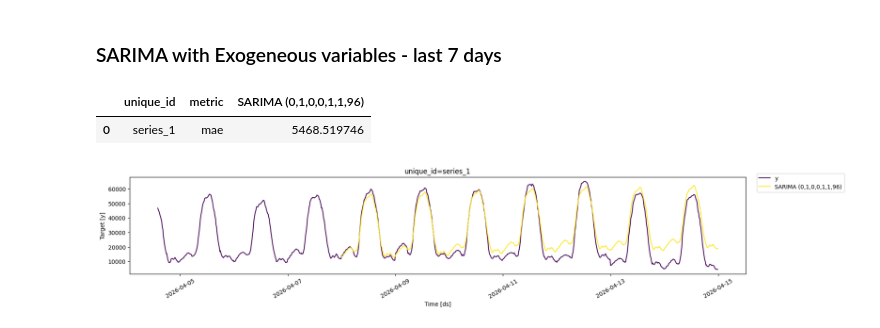
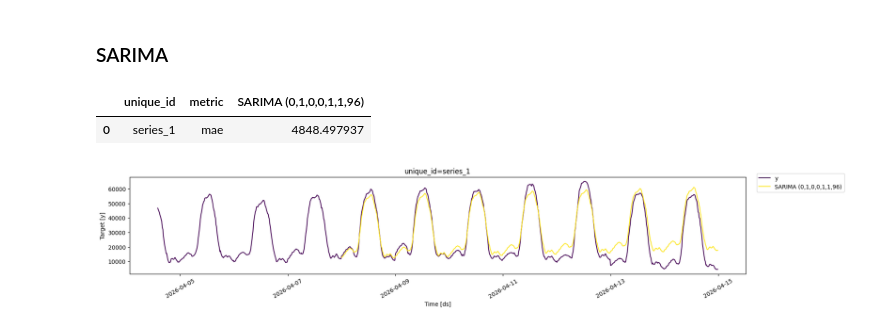
Before and after one commit to dhruvilsangani/EarthSync, a Jupyter notebook: notebooks/05_submission/ts-forecast/Result-SB.ipynb, the cells around one changed output. Drawn from its saved outputs; the diff is of its cells as text; code cells hidden in the pictures.

```diff
--- a/notebooks/05_submission/ts-forecast/Result-SB.ipynb
+++ b/notebooks/05_submission/ts-forecast/Result-SB.ipynb
@@ -57,8 +58,11 @@ data = data.rename(columns={
 filtered_data = data[[ "ds", "y" ]].copy()
 filtered_data['unique_id'] = 'series_1'
 filtered_data["ds"] = pd.to_datetime(filtered_data["ds"])
+
+test = filtered_data.groupby("unique_id").tail(horizon)
+train = filtered_data.drop(test.index).reset_index(drop=True)
 # %% [markdown]
-### SARIMA with Exogeneous variables - last 7 days
+### SARIMA
 # %%
 horizon = 96*7
 models = [
@@ -67,7 +71,7 @@ models = [
 
 sf = StatsForecast(models=models, freq="15min")
 sf.fit(df=train)
-preds = sf.predict(h=horizon, X_df=futr_exog_df)
+preds = sf.predict(h=horizon)
 
 model_col = "SARIMA (0,1,0,0,1,1,96)"
 
@@ -77,13 +81,13 @@ preds[model_col] = preds[model_col].clip(lower=0)
 test_w_preds = pd.merge(test, preds, 'left', ['ds', 'unique_id'])
 # %%
 metrics = evaluate(
-    test_w_preds.drop(columns="weekday_enum"),
+    test_w_preds,
     metrics=[mae],
 )
 metrics
 # %% [output]
 |  | unique_id | metric | SARIMA (0,1,0,0,1,1,96) |
-| 0 | series_1 | mae | 5468.519746 |
+| 0 | series_1 | mae | 4848.497937 |
 # %%
 plot_series(
     df=filtered_data,
```
Also changed, not shown: parts of 4 cells of this notebook, 14 other files.
